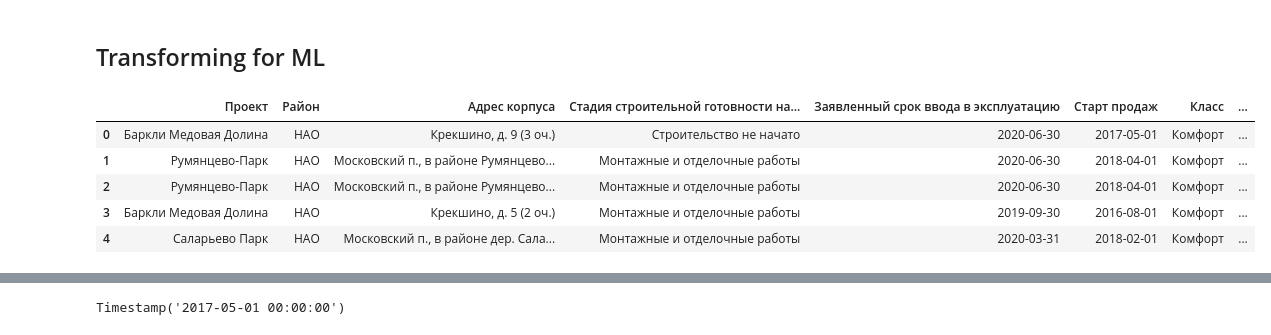
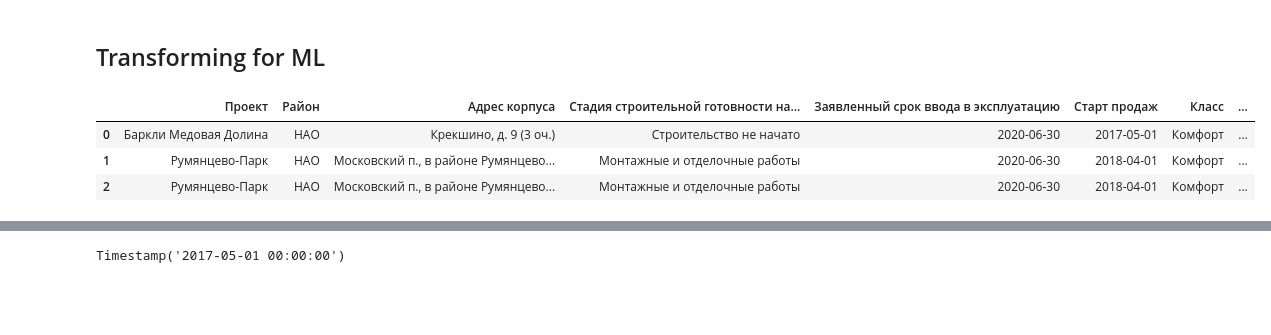
Before and after one commit to dan0nchik/anflat, a Jupyter notebook: dataset_clean.ipynb, the cells around one changed output, grey strips where cells are left out. Saved outputs shown, nothing was run; the diff lists cells and outputs as text; code cells hidden in the pictures; blank space fills up the shorter version.

```diff
--- a/dataset_clean.ipynb
+++ b/dataset_clean.ipynb
@@ -7,4 +13,4 @@ from sklearn.impute import SimpleImputer
 # %%
-untouched_df = pd.read_excel('data.xlsx')
+# untouched_df = pd.read_excel('data.xlsx')
 # %%
 df = untouched_df
@@ -100,5 +98,9 @@ print(df['Количество комнат'].unique())
 ['студия' '2' '1' '3' '4']
 # %%
 df = df.loc[df['Цена за кв. метр']>0]
+df = df.loc[df['Площадь согласно ПД']>0]
 # %%
 # df.to_excel('map.xlsx')
+# %%
+df.dropna(inplace=True)
+len(df)
@@ -105,11 +184,9 @@ df = df.loc[df['Цена за кв. метр']>0]
 # %% [markdown]
 ## Transforming for ML
 # %%
-df.head(5)
+df.head(3)
 # %% [output]
 |  | Проект | Район | Адрес корпуса | Стадия строительной готовности на... | Заявленный срок ввода в эксплуатацию | Старт продаж | Класс | ... |
 | 0 | Баркли Медовая Долина | НАО | Крекшино, д. 9 (3 оч.) | Строительство не начато | 2020-06-30 | 2017-05-01 | Комфорт | ... |
 | 1 | Румянцево-Парк | НАО | Московский п., в районе Румянцево... | Монтажные и отделочные работы | 2020-06-30 | 2018-04-01 | Комфорт | ... |
 | 2 | Румянцево-Парк | НАО | Московский п., в районе Румянцево... | Монтажные и отделочные работы | 2020-06-30 | 2018-04-01 | Комфорт | ... |
-| 3 | Баркли Медовая Долина | НАО | Крекшино, д. 5 (2 оч.) | Монтажные и отделочные работы | 2019-09-30 | 2016-08-01 | Комфорт | ... |
-| 4 | Саларьево Парк | НАО | Московский п., в районе дер. Сала... | Монтажные и отделочные работы | 2020-03-31 | 2018-02-01 | Комфорт | ... |
```
Also changed, not shown: parts of 23 cells of this notebook, 15 other files.
